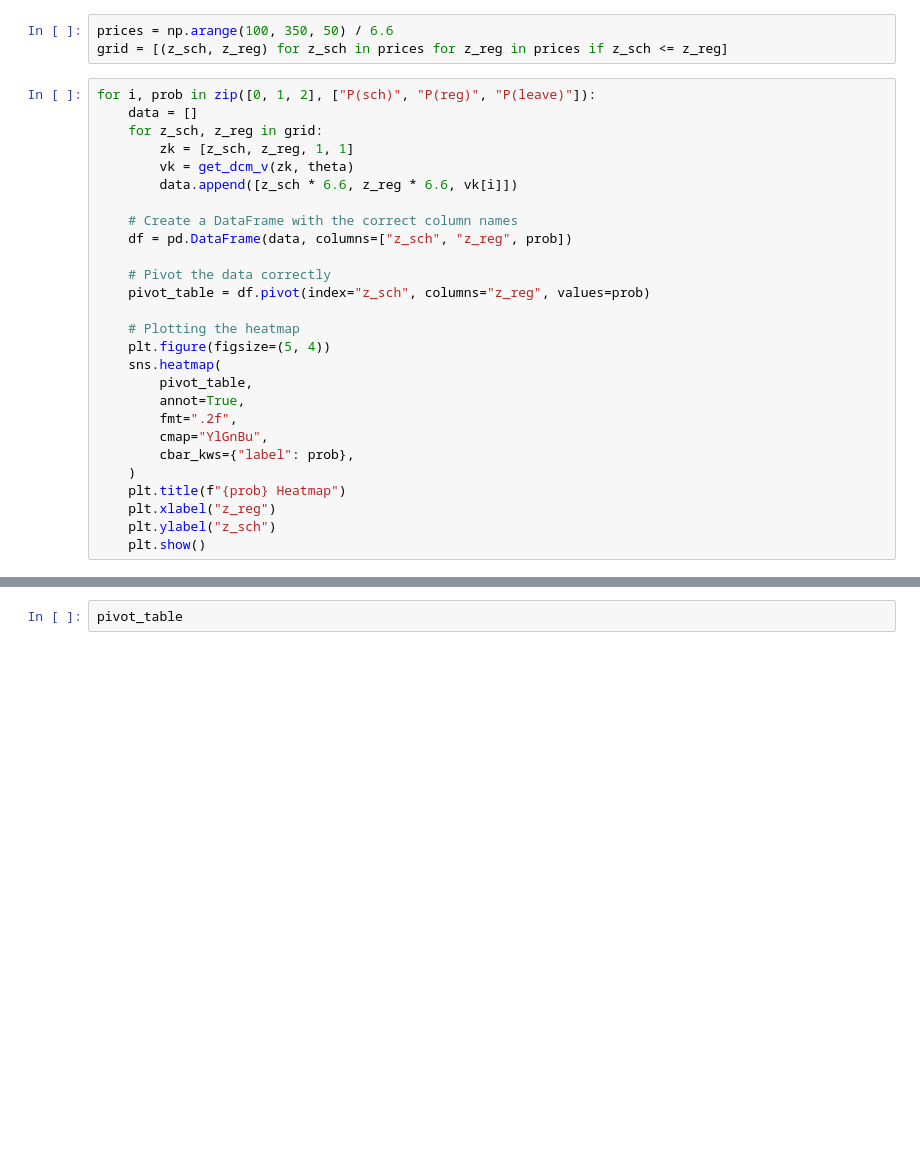
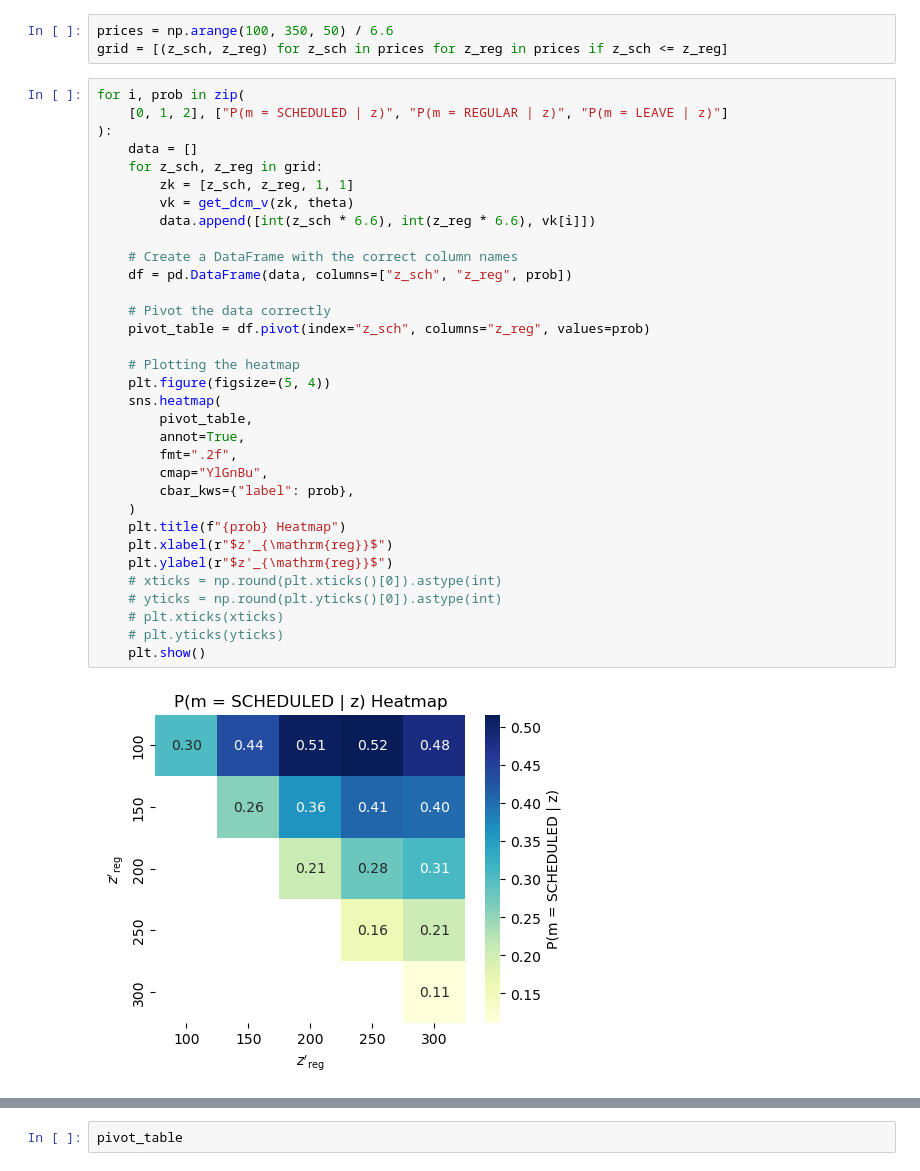
Before and after one commit to samuelBobick/StationLevelPowerForecasting, a Jupyter notebook: simulations/dcm_analysis.ipynb, the cells around one changed output, grey strips where cells are left out. Drawn from its saved outputs; the diff is of its cells as text; blank space fills up the shorter version.

Commit message:
chore: improve dcm heatmap viz

```diff
--- a/simulations/dcm_analysis.ipynb
+++ b/simulations/dcm_analysis.ipynb
@@ -13,29 +13,37 @@ theta = get_dcm_theta(power_rate=6.6)
 prices = np.arange(100, 350, 50) / 6.6
 grid = [(z_sch, z_reg) for z_sch in prices for z_reg in prices if z_sch <= z_reg]
 # %%
-for i, prob in zip([0, 1, 2], ["P(sch)", "P(reg)", "P(leave)"]):
+for i, prob in zip(
+    [0, 1, 2], ["P(m = SCHEDULED | z)", "P(m = REGULAR | z)", "P(m = LEAVE | z)"]
+):
     data = []
     for z_sch, z_reg in grid:
         zk = [z_sch, z_reg, 1, 1]
         vk = get_dcm_v(zk, theta)
-        data.append([z_sch * 6.6, z_reg * 6.6, vk[i]])
+        data.append([int(z_sch * 6.6), int(z_reg * 6.6), vk[i]])
 
     # Create a DataFrame with the correct column names
     df = pd.DataFrame(data, columns=["z_sch", "z_reg", prob])
 
     # Pivot the data correctly
     pivot_table = df.pivot(index="z_sch", columns="z_reg", values=prob)
 
     # Plotting the heatmap
     plt.figure(figsize=(5, 4))
     sns.heatmap(
         pivot_table,
         annot=True,
         fmt=".2f",
         cmap="YlGnBu",
         cbar_kws={"label": prob},
     )
     plt.title(f"{prob} Heatmap")
-    plt.xlabel("z_reg")
-    plt.ylabel("z_sch")
+    plt.xlabel(r"$z'_{\mathrm{reg}}$")
+    plt.ylabel(r"$z'_{\mathrm{reg}}$")
+    # xticks = np.round(plt.xticks()[0]).astype(int)
+    # yticks = np.round(plt.yticks()[0]).astype(int)
+    # plt.xticks(xticks)
+    # plt.yticks(yticks)
     plt.show()
+# %% [output]
+[figure, added]
```
Also changed, not shown: parts of 2 cells of this notebook.
